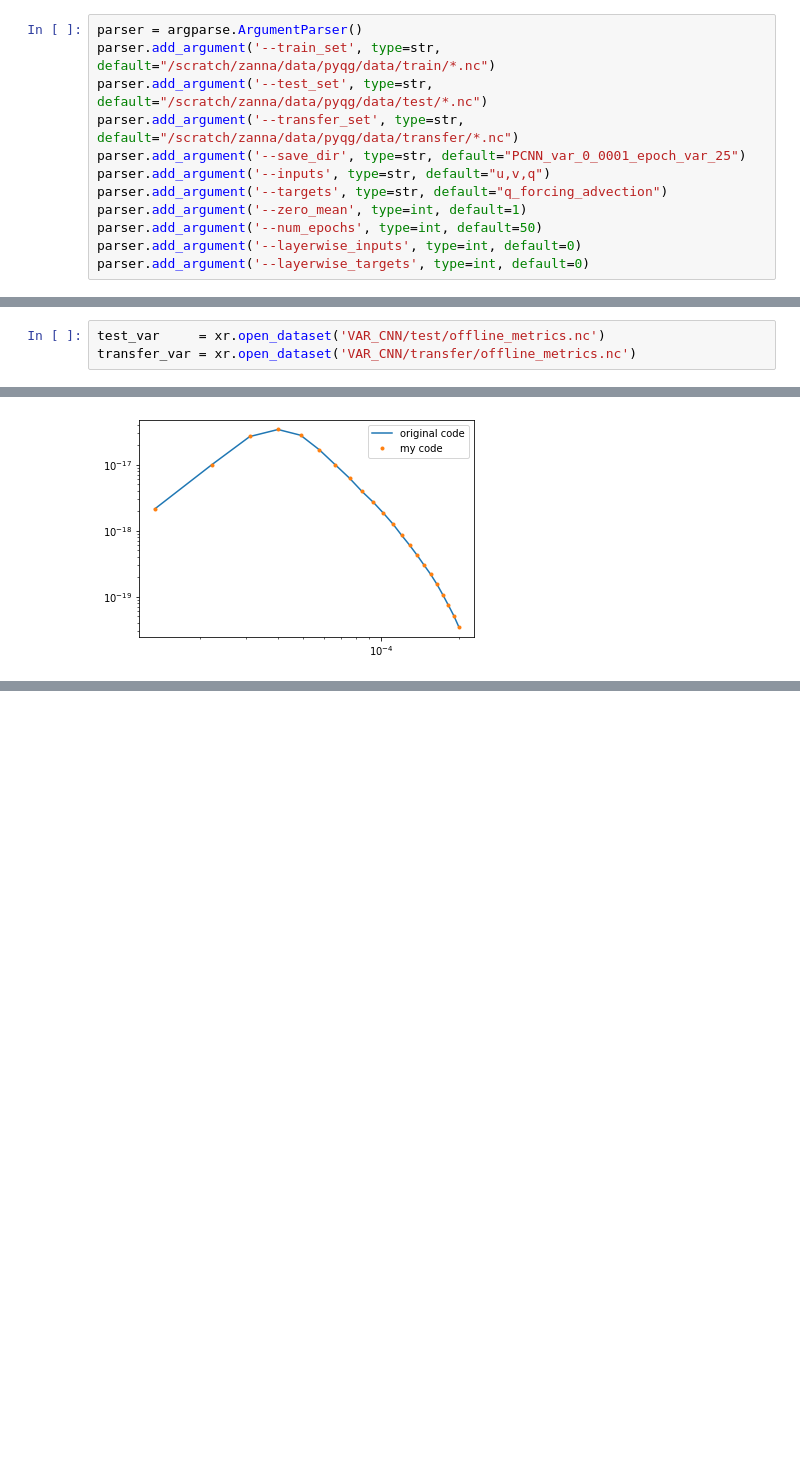
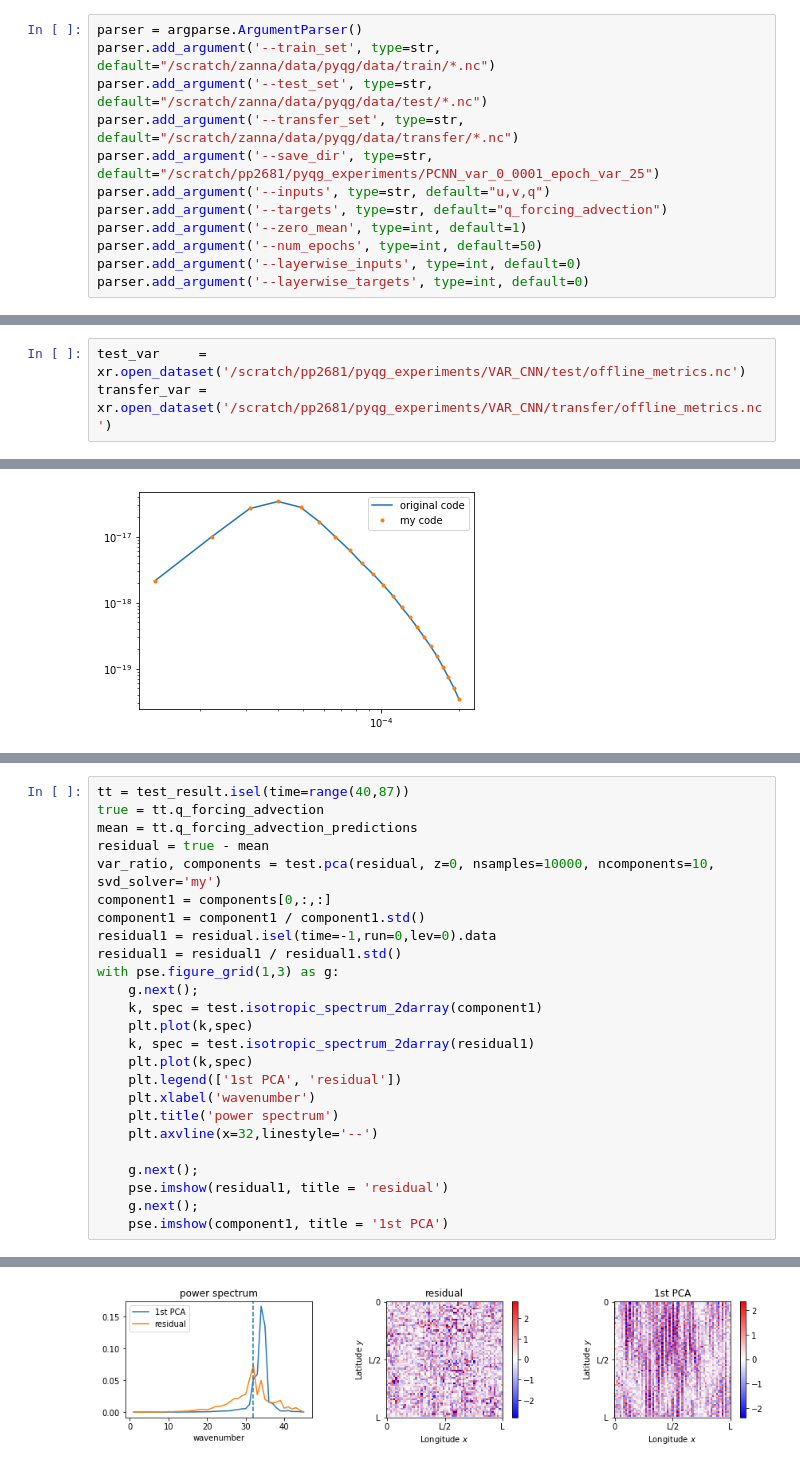
Before and after one commit to Pperezhogin/pyqg_experiments_Ross, a Jupyter notebook: pyqg_subgrid_experiments/test_Ross.ipynb, the cells around one changed output, grey strips where cells are left out. Saved outputs shown, nothing was run; the diff lists cells and outputs as text; blank space fills up the shorter version.

Commit message:
PCA, spectrum + 3 toy examples

```diff
--- a/pyqg_subgrid_experiments/test_Ross.ipynb
+++ b/pyqg_subgrid_experiments/test_Ross.ipynb
@@ -19,7 +19,7 @@ parser = argparse.ArgumentParser()
 parser.add_argument('--train_set', type=str, default="/scratch/zanna/data/pyqg/data/train/*.nc")
 parser.add_argument('--test_set', type=str, default="/scratch/zanna/data/pyqg/data/test/*.nc")
 parser.add_argument('--transfer_set', type=str, default="/scratch/zanna/data/pyqg/data/transfer/*.nc")
-parser.add_argument('--save_dir', type=str, default="PCNN_var_0_0001_epoch_var_25")
+parser.add_argument('--save_dir', type=str, default="/scratch/pp2681/pyqg_experiments/PCNN_var_0_0001_epoch_var_25")
 parser.add_argument('--inputs', type=str, default="u,v,q")
 parser.add_argument('--targets', type=str, default="q_forcing_advection")
 parser.add_argument('--zero_mean', type=int, default=1)
@@ -67,8 +67,8 @@ test_result = param.test_offline(test, os.path.join(test_dir, "offline_metrics.n
 # %%
 transfer_result = param.test_offline(xfer, os.path.join(xfer_dir, "offline_metrics.nc"))
 # %%
-test_var     = xr.open_dataset('VAR_CNN/test/offline_metrics.nc')
-transfer_var = xr.open_dataset('VAR_CNN/transfer/offline_metrics.nc')
+test_var     = xr.open_dataset('/scratch/pp2681/pyqg_experiments/VAR_CNN/test/offline_metrics.nc')
+transfer_var = xr.open_dataset('/scratch/pp2681/pyqg_experiments/VAR_CNN/transfer/offline_metrics.nc')
 # %%
 ds = train.isel(run=0,time=-1)
 with pse.figure_grid(2,4) as g:
@@ -539,0 +670,26 @@ plt.legend(['original code', 'my code'])
+# %%
+tt = test_result.isel(time=range(40,87))
+true = tt.q_forcing_advection
+mean = tt.q_forcing_advection_predictions
+residual = true - mean
+var_ratio, components = test.pca(residual, z=0, nsamples=10000, ncomponents=10, svd_solver='my')
+component1 = components[0,:,:]
+component1 = component1 / component1.std()
+residual1 = residual.isel(time=-1,run=0,lev=0).data
+residual1 = residual1 / residual1.std()
+with pse.figure_grid(1,3) as g:
+    g.next();
+    k, spec = test.isotropic_spectrum_2darray(component1)
+    plt.plot(k,spec)
+    k, spec = test.isotropic_spectrum_2darray(residual1)
+    plt.plot(k,spec)
+    plt.legend(['1st PCA', 'residual'])
+    plt.xlabel('wavenumber')
+    plt.title('power spectrum')
+    plt.axvline(x=32,linestyle='--')
+
+    g.next();
+    pse.imshow(residual1, title = 'residual')
+    g.next();
+    pse.imshow(component1, title = '1st PCA')
+# %% [output]
@@ -539,0 +702 @@ plt.legend(['original code', 'my code'])
+[figure, added]
```
Also changed, not shown: parts of 4 cells of this notebook, 5 other files.
